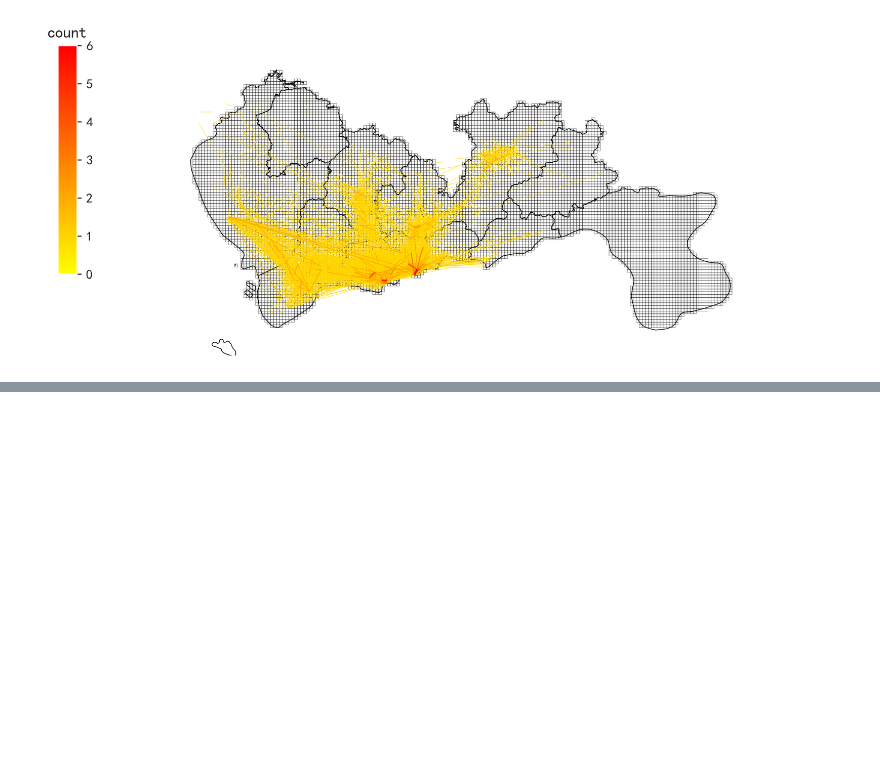
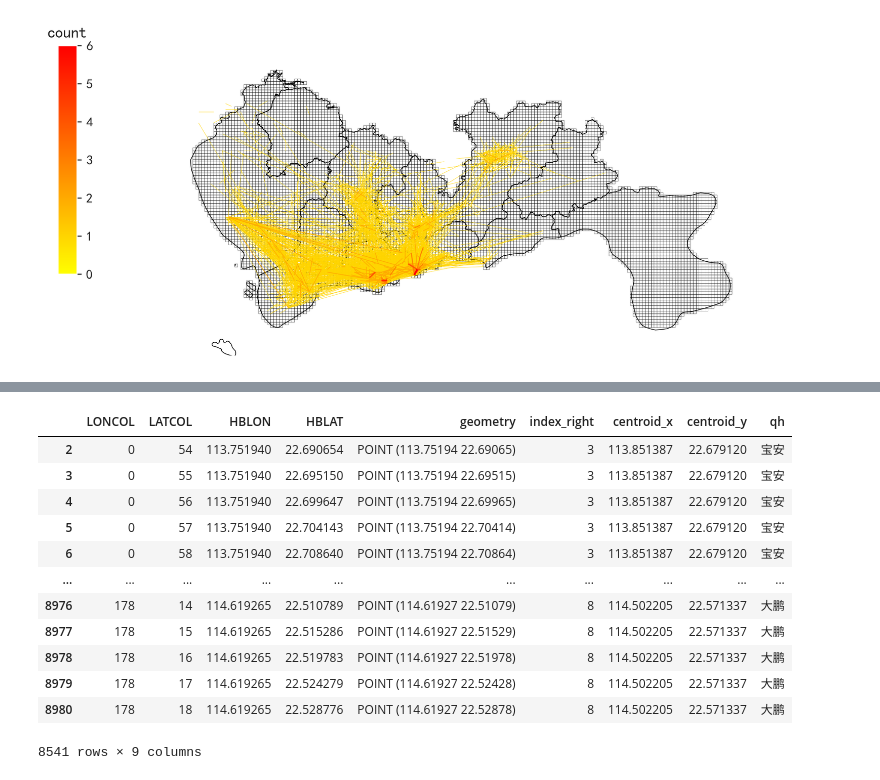
Before and after one commit to raingrain/evaluation-and-analysis-of-gps-data-for-taxi-in-shenzhen, a Jupyter notebook: src/main.ipynb, the cells around one changed output, grey strips where cells are left out. Cells and saved outputs as stored; diff of their text form; code cells hidden in the pictures; blank space fills up the shorter version.

```diff
--- a/src/main.ipynb
+++ b/src/main.ipynb
@@ -1046,0 +1068,26 @@ plt.show()
+# %%
+# 读取行政区划的矢量图形
+sz = gpd.GeoDataFrame.from_file(r'./assets/data/sz/sz.shp', encoding='utf8')
+# 读取栅格数据
+grid_sz = gpd.GeoDataFrame.from_file('./assets/data/grid_sz.json')
+# 提取栅格中心点，创建一个新变量
+grid_centroid = grid_sz.copy()
+# 提取栅格中心点，赋值给grid_centriod的geometry
+grid_centroid['geometry'] = grid_centroid.centroid
+# 栅格匹配到行政区划：gpd.sjoin
+grid_centroid = gpd.sjoin(grid_centroid, sz)
+grid_centroid
+# %% [output]
+|  | LONCOL | LATCOL | HBLON | HBLAT | geometry | index_right | centroid_x | centroid_y | qh |
+| 2 | 0 | 54 | 113.751940 | 22.690654 | POINT (113.75194 22.69065) | 3 | 113.851387 | 22.679120 | 宝安 |
+| 3 | 0 | 55 | 113.751940 | 22.695150 | POINT (113.75194 22.69515) | 3 | 113.851387 | 22.679120 | 宝安 |
+| 4 | 0 | 56 | 113.751940 | 22.699647 | POINT (113.75194 22.69965) | 3 | 113.851387 | 22.679120 | 宝安 |
+| 5 | 0 | 57 | 113.751940 | 22.704143 | POINT (113.75194 22.70414) | 3 | 113.851387 | 22.679120 | 宝安 |
+| 6 | 0 | 58 | 113.751940 | 22.708640 | POINT (113.75194 22.70864) | 3 | 113.851387 | 22.679120 | 宝安 |
+| ... | ... | ... | ... | ... | ... | ... | ... | ... | ... |
+| 8976 | 178 | 14 | 114.619265 | 22.510789 | POINT (114.61927 22.51079) | 8 | 114.502205 | 22.571337 | 大鹏 |
+| 8977 | 178 | 15 | 114.619265 | 22.515286 | POINT (114.61927 22.51529) | 8 | 114.502205 | 22.571337 | 大鹏 |
+| 8978 | 178 | 16 | 114.619265 | 22.519783 | POINT (114.61927 22.51978) | 8 | 114.502205 | 22.571337 | 大鹏 |
+| 8979 | 178 | 17 | 114.619265 | 22.524279 | POINT (114.61927 22.52428) | 8 | 114.502205 | 22.571337 | 大鹏 |
+| 8980 | 178 | 18 | 114.619265 | 22.528776 | POINT (114.61927 22.52878) | 8 | 114.502205 | 22.571337 | 大鹏 |
+8541 rows × 9 columns
```
Also changed, not shown: parts of 10 cells of this notebook.
